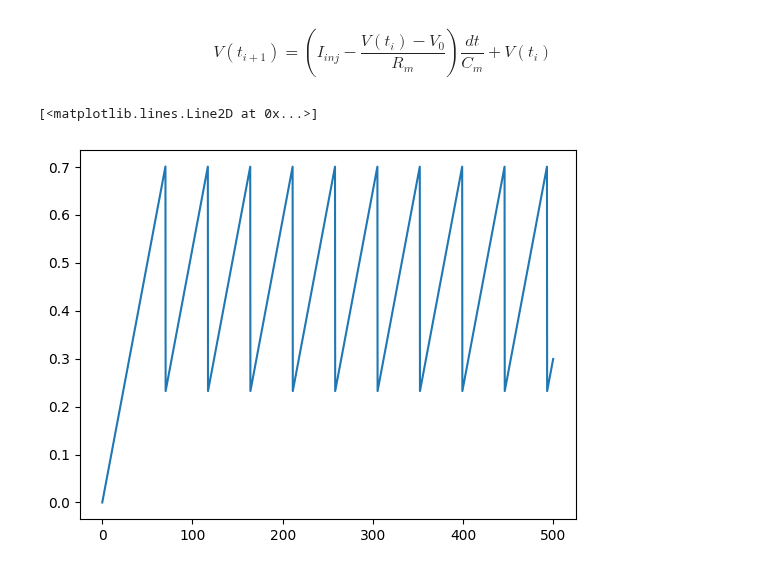
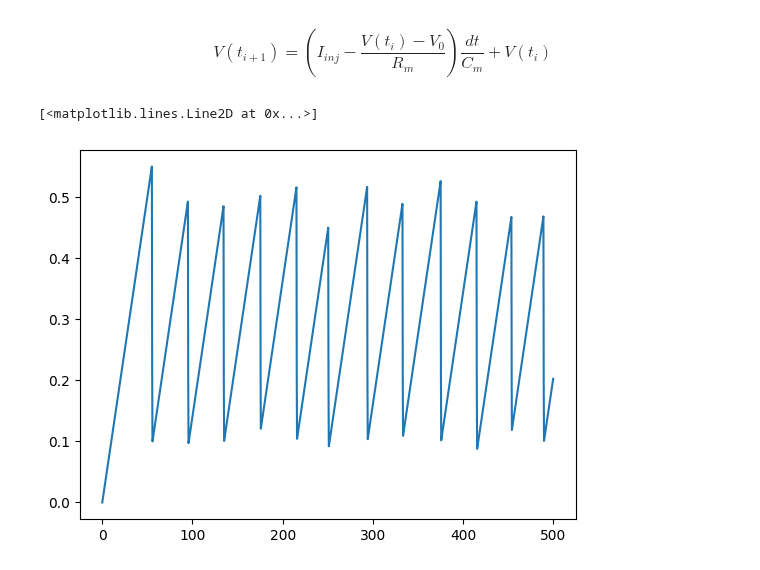
Before and after one commit to OneMoreGate/Memristor_modeling, a Jupyter notebook: TS_models/TS.ipynb, the cells around one changed output. Saved outputs shown, nothing was run; the diff lists cells and outputs as text; code cells hidden in the pictures.

```diff
--- a/TS_models/TS.ipynb
+++ b/TS_models/TS.ipynb
@@ -2,8 +2,13 @@
 import numpy as np
 import matplotlib.pyplot as plt
 # %%
-class ThresholdSwitch():
-    def __init__(self,  R_off: float = 10_000_000_000, R_on: float = 1_0000, V_th: float = 0.3, V_hold: float = 0.05) -> None:
+'''class ThresholdSwitch():
+    R_off: float = 5e10
+    R_on: float = 3e4
+    V_th: float = 0.45
+    V_hold: float = 0.05
+
+    def __init__(self,  R_off = R_off, R_on = R_on, V_th = V_th, V_hold = V_hold) -> None:
         self.R_off = R_off
         self.R_on = R_on
         self.V_th =V_th
@@ -20,4 +25,4 @@ class ThresholdSwitch():
             return self.R_on
         elif (self.state == 'on') and ((voltage) < self.V_hold):
             self.state = 'off'
-            return self.R_off
+            return self.R_off'''
@@ -40,20 +92,21 @@ $$
 V(t_{i+1}) = \left( I_{inj} -  \frac{V(t_i) - V_0}{R_m}\right) \frac{dt}{C_m} + V(t_i)
 $$
 # %%
-t = np.linspace(0, 500, 10000)
+t = np.linspace(0, 500, 100000)
 dt = t[1] - t[0]
 I_inj = 1e-7
-V_0 = 0.2
+V_0 = 0.05
 ts = ThresholdSwitch( V_th=0.5)
+ts.params_distibs(distribs=True)
 R_m = [ts.get_resistance(0)]
 C_m = 1e-5
 V = [0]
 r = [ts.get_resistance(0)]
 for i in range(len(t)-1):
     V.append((I_inj - (V[i] - V_0) / ts.get_resistance(V[i] - V_0)) * dt / C_m + V[i])
     r.append(ts.get_resistance(V[i] - V_0))
 
 plt.plot(t, V)
 # %% [output]
 [<matplotlib.lines.Line2D at 0x...>]
-[figure, old version]
+[figure, new version]
```
Also changed, not shown: parts of 3 cells of this notebook, 4 other files.
